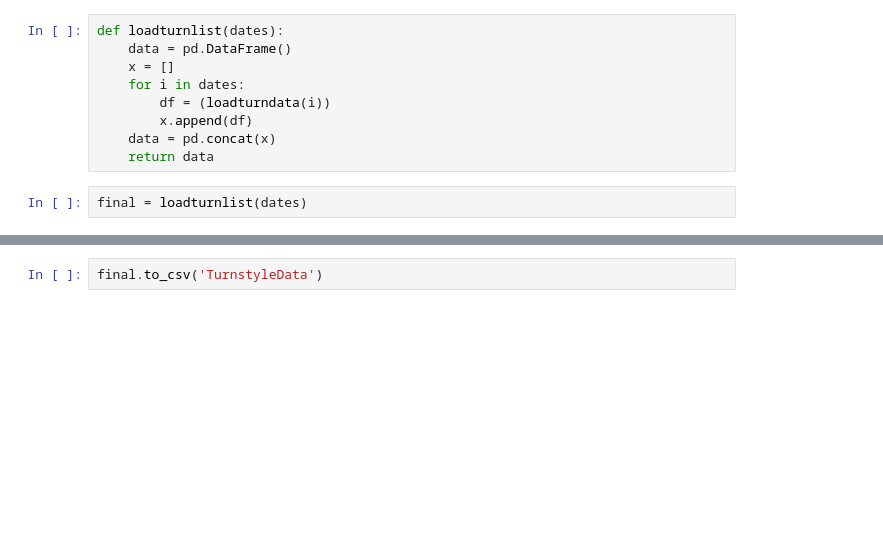
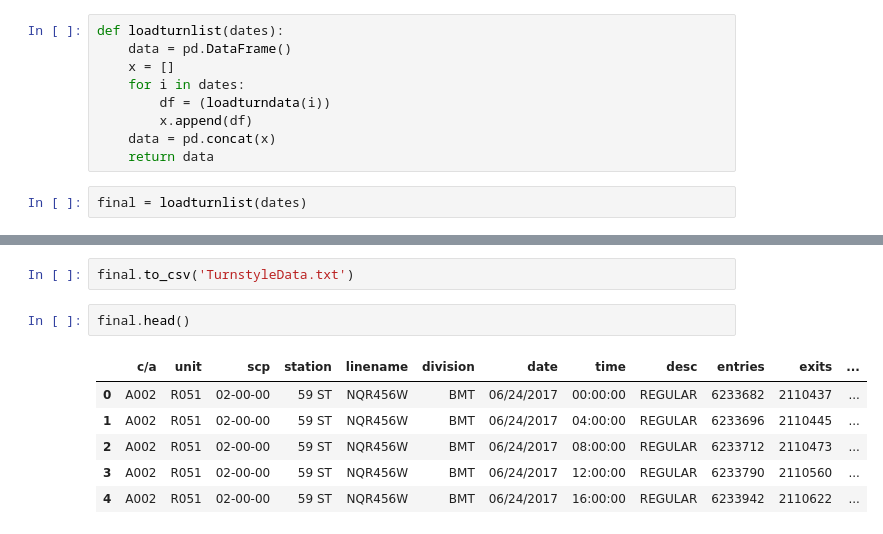
Before and after one commit to TifMoe/benson-project, a Jupyter notebook: stiles/Benson Load turnstyle Data.ipynb, the cells around one changed output, grey strips where cells are left out. Drawn from its saved outputs; the diff is of its cells as text; blank space fills up the shorter version.

```diff
--- a/stiles/Benson Load turnstyle Data.ipynb
+++ b/stiles/Benson Load turnstyle Data.ipynb
@@ -35,2 +43,11 @@ final.shape
 # %%
-final.to_csv('TurnstyleData')
+final.to_csv('TurnstyleData.txt')
+# %%
+final.head()
+# %% [output]
+|  | c/a | unit | scp | station | linename | division | date | time | desc | entries | exits | ... |
+| 0 | A002 | R051 | 02-00-00 | 59 ST | NQR456W | BMT | 06/24/2017 | 00:00:00 | REGULAR | 6233682 | 2110437 | ... |
+| 1 | A002 | R051 | 02-00-00 | 59 ST | NQR456W | BMT | 06/24/2017 | 04:00:00 | REGULAR | 6233696 | 2110445 | ... |
+| 2 | A002 | R051 | 02-00-00 | 59 ST | NQR456W | BMT | 06/24/2017 | 08:00:00 | REGULAR | 6233712 | 2110473 | ... |
+| 3 | A002 | R051 | 02-00-00 | 59 ST | NQR456W | BMT | 06/24/2017 | 12:00:00 | REGULAR | 6233790 | 2110560 | ... |
+| 4 | A002 | R051 | 02-00-00 | 59 ST | NQR456W | BMT | 06/24/2017 | 16:00:00 | REGULAR | 6233942 | 2110622 | ... |
```
Also changed, not shown: parts of 7 cells of this notebook.
